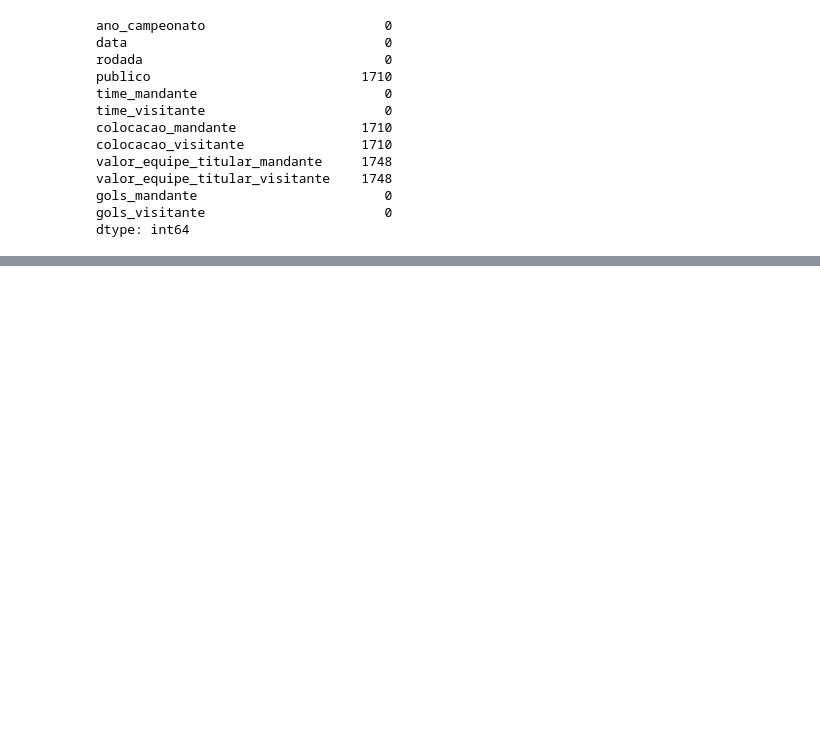
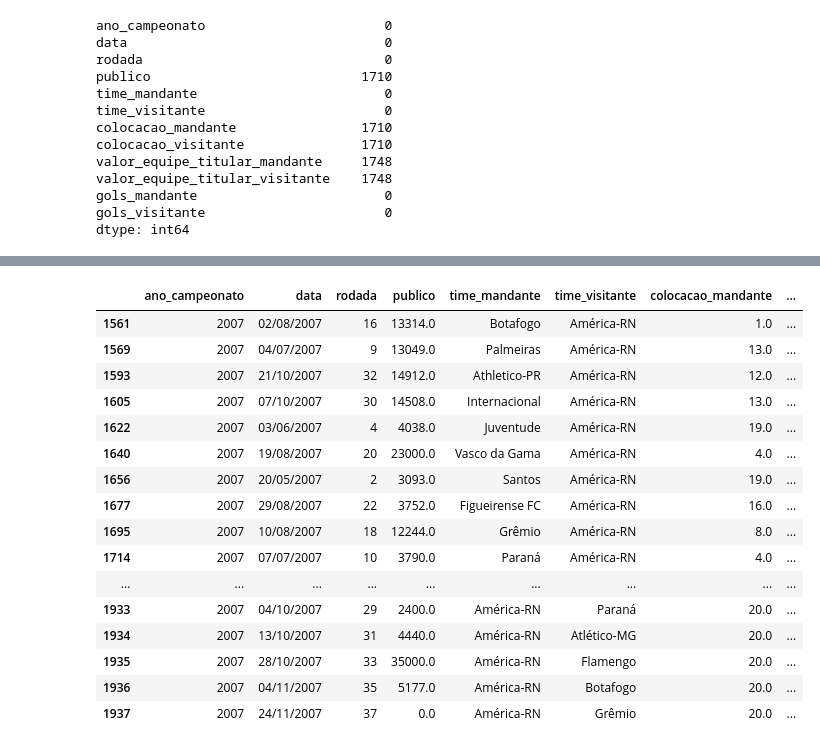
Before and after one commit to salomaofreitasjr/TCC_PUC_MINAS_POS_CIENCIA_DE_DADOS_2023, a Jupyter notebook: Projeto Python/02 - Preparação de Dados.ipynb, the cells around one changed output, grey strips where cells are left out. Drawn from its saved outputs; the diff is of its cells as text; code cells hidden in the pictures; blank space fills up the shorter version.

```diff
--- a/Projeto Python/02 - Preparação de Dados.ipynb
+++ b/Projeto Python/02 - Preparação de Dados.ipynb
@@ -746,0 +866,38 @@ dtype: int64
+# %%
+## NO ANO 2007 (DF ACIMA) PERCEBE-SE QUE TODOS OS VALORES NULOD REFEREM-SE AO TIME AMÉRICA-RN, EM TODOS OS SEUS 38 JOGOS (19 MANDANTE E 19 VISITANTE)
+## LOGO, CONCLUI-SE QUE OS DADOS NÃO FORAM PREENCHIDOS JUSTAMENTE DEVIDO A ESTE CLUBE TER 100% DE DADOS NULOS NESSES ATRIBUTOS,
+## IMPOSSIBILITANDO O CÁLCULO DA MÉDIA PARA PREENCHIMENTO
+## VERIFICANDO A TABELA DO CAMPEONATO DE 2007 (srgool.br), CONSTATA-SE QUE O TIME AMÉRICA-RN FOI O ÚTLIMO COLOCADO
+## PODEMOS INTUIR TAMBÉM QUE O TIME POSSUI VALOR PEQUENO, PROVAVELMENTE O MENOR DENTRE TODOS DAQUELE CAMPEONATO
+## ASSIM, ENTEDEMOS QUE PODEMOS PREENCHER ESSES DADOS COM O MENOR VALOR ENCONTRADO NAQUELE ANO (2007)
+## É O QUE VAMOS FAZER A SEGUIR
+
+
+#mandante
+min_value = df_brasileirao2[(df_brasileirao2['ano_campeonato'] == 2007)]['valor_equipe_titular_mandante'].min()
+df_brasileirao2.loc[(df_brasileirao2['ano_campeonato'] == 2007) & (df_brasileirao2['time_mandante'] == 'América-RN'),'valor_equipe_titular_mandante'] = min_value #.fillna(min_value, inplace = True)
+
+#visitante
+min_value = df_brasileirao2[(df_brasileirao2['ano_campeonato'] == 2007)]['valor_equipe_titular_visitante'].min()
+df_brasileirao2.loc[(df_brasileirao2['ano_campeonato'] == 2007) & (df_brasileirao2['time_visitante'] == 'América-RN'),'valor_equipe_titular_visitante'] = min_value  #.fillna(min_value, inplace = True)
+
+## E MOSTRAMOS DE NOVO O DF DO ANO 2007
+df_brasileirao2[(df_brasileirao2['ano_campeonato'] == 2007) & ( (df_brasileirao2['time_mandante'] == 'América-RN') | (df_brasileirao2['time_visitante'] == 'América-RN') )]
+# %% [output]
+|  | ano_campeonato | data | rodada | publico | time_mandante | time_visitante | colocacao_mandante | ... |
+| 1561 | 2007 | 02/08/2007 | 16 | 13314.0 | Botafogo | América-RN | 1.0 | ... |
+| 1569 | 2007 | 04/07/2007 | 9 | 13049.0 | Palmeiras | América-RN | 13.0 | ... |
+| 1593 | 2007 | 21/10/2007 | 32 | 14912.0 | Athletico-PR | América-RN | 12.0 | ... |
+| 1605 | 2007 | 07/10/2007 | 30 | 14508.0 | Internacional | América-RN | 13.0 | ... |
+| 1622 | 2007 | 03/06/2007 | 4 | 4038.0 | Juventude | América-RN | 19.0 | ... |
+| 1640 | 2007 | 19/08/2007 | 20 | 23000.0 | Vasco da Gama | América-RN | 4.0 | ... |
+| 1656 | 2007 | 20/05/2007 | 2 | 3093.0 | Santos | América-RN | 19.0 | ... |
+| 1677 | 2007 | 29/08/2007 | 22 | 3752.0 | Figueirense FC | América-RN | 16.0 | ... |
+| 1695 | 2007 | 10/08/2007 | 18 | 12244.0 | Grêmio | América-RN | 8.0 | ... |
+| 1714 | 2007 | 07/07/2007 | 10 | 3790.0 | Paraná | América-RN | 4.0 | ... |
+| ... | ... | ... | ... | ... | ... | ... | ... | ... |
+| 1933 | 2007 | 04/10/2007 | 29 | 2400.0 | América-RN | Paraná | 20.0 | ... |
+| 1934 | 2007 | 13/10/2007 | 31 | 4440.0 | América-RN | Atlético-MG | 20.0 | ... |
+| 1935 | 2007 | 28/10/2007 | 33 | 35000.0 | América-RN | Flamengo | 20.0 | ... |
+| 1936 | 2007 | 04/11/2007 | 35 | 5177.0 | América-RN | Botafogo | 20.0 | ... |
+| 1937 | 2007 | 24/11/2007 | 37 | 0.0 | América-RN | Grêmio | 20.0 | ... |
```
Also changed, not shown: parts of 22 cells of this notebook.
